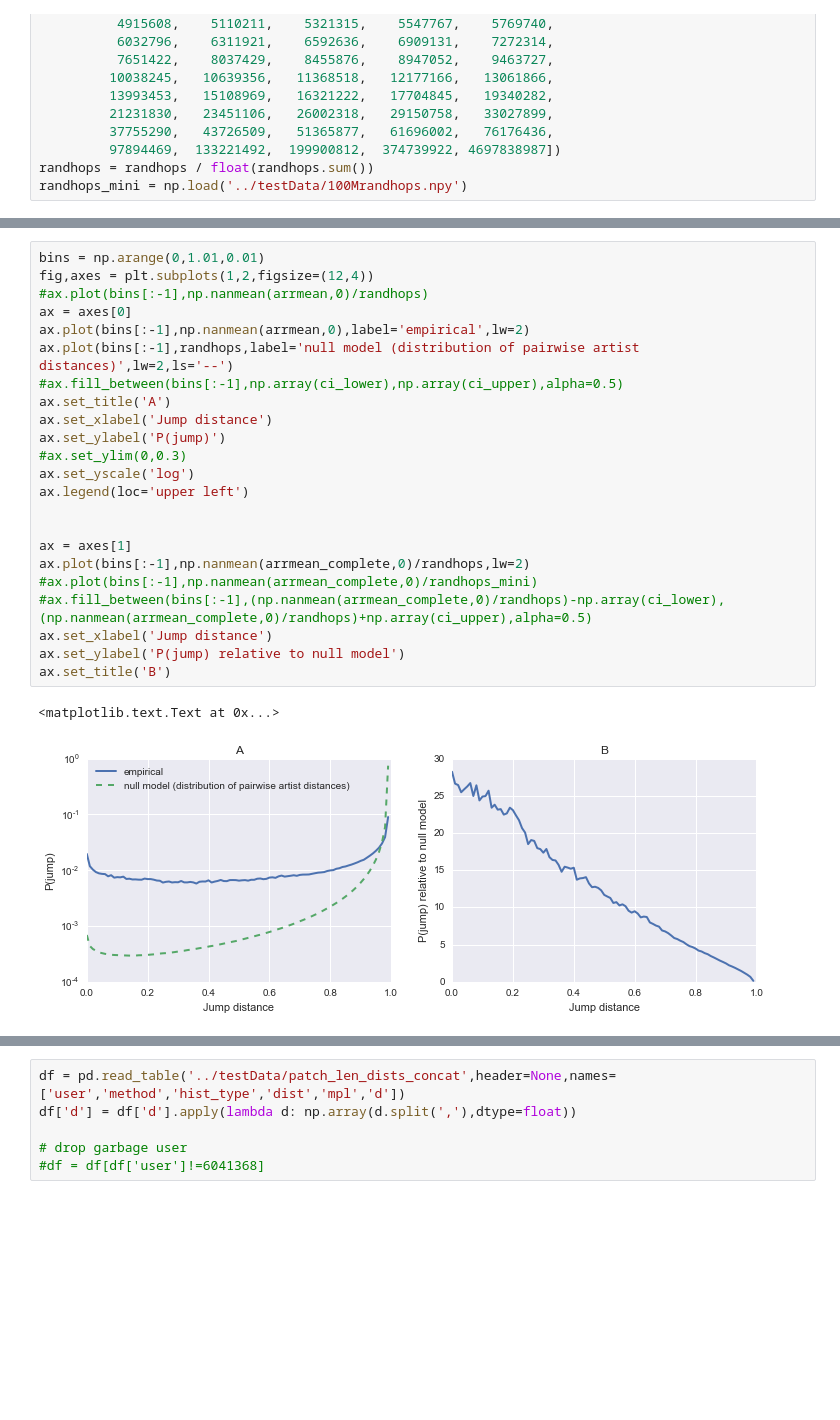
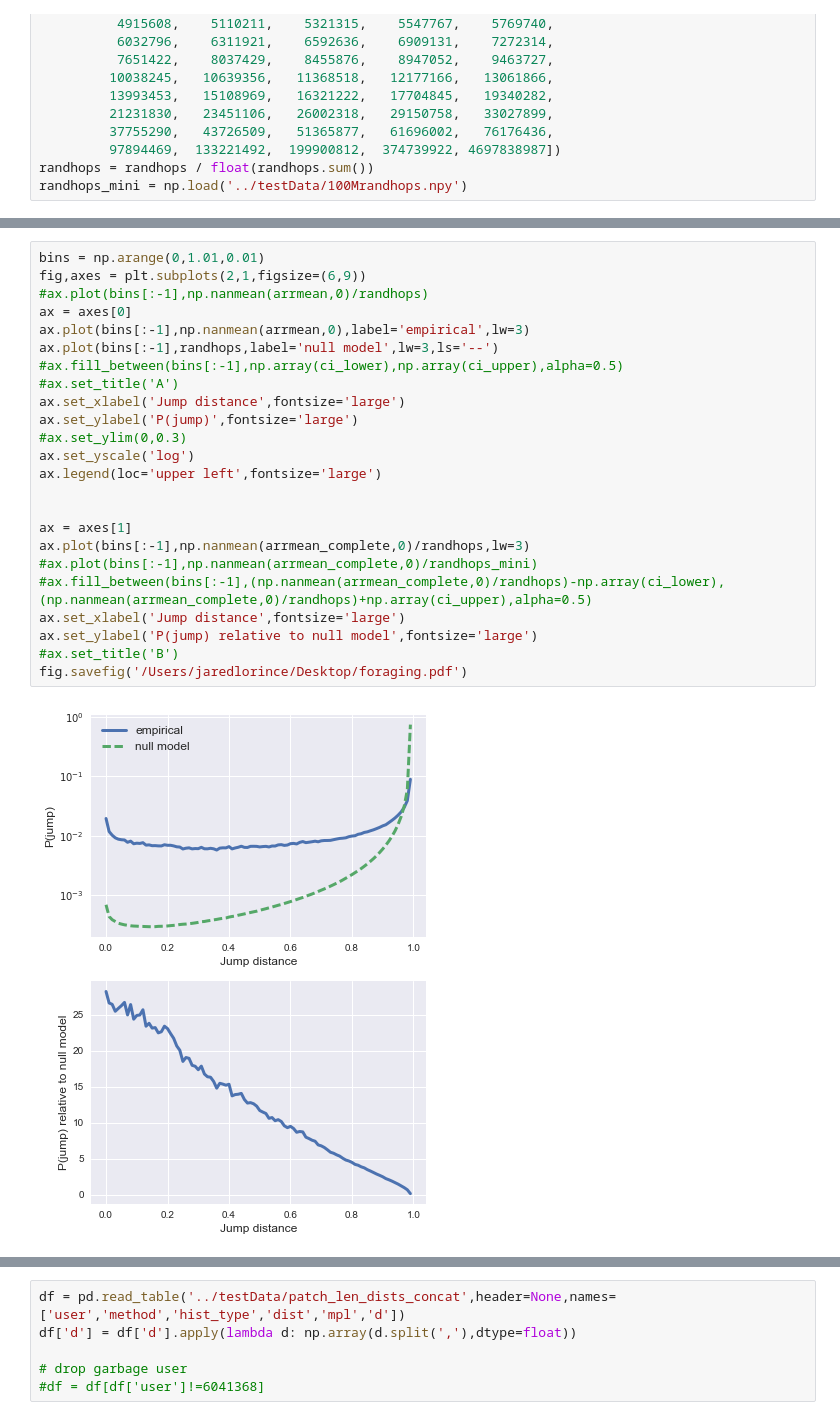
Before and after one commit to jlorince/MusicForaging, a Jupyter notebook: notebooks/result_viz.ipynb, the cells around one changed output, grey strips where cells are left out. Cells and saved outputs as stored; diff of their text form; blank space fills up the shorter version.

```diff
--- a/notebooks/result_viz.ipynb
+++ b/notebooks/result_viz.ipynb
@@ -82,26 +84,26 @@ for i in xrange(arrmean.shape[1]):
 # %%
 bins = np.arange(0,1.01,0.01)
-fig,axes = plt.subplots(1,2,figsize=(12,4))
+fig,axes = plt.subplots(2,1,figsize=(6,9))
 #ax.plot(bins[:-1],np.nanmean(arrmean,0)/randhops)
 ax = axes[0]
-ax.plot(bins[:-1],np.nanmean(arrmean,0),label='empirical',lw=2)
-ax.plot(bins[:-1],randhops,label='null model (distribution of pairwise artist distances)',lw=2,ls='--')
+ax.plot(bins[:-1],np.nanmean(arrmean,0),label='empirical',lw=3)
+ax.plot(bins[:-1],randhops,label='null model',lw=3,ls='--')
 #ax.fill_between(bins[:-1],np.array(ci_lower),np.array(ci_upper),alpha=0.5)
-ax.set_title('A')
-ax.set_xlabel('Jump distance')
-ax.set_ylabel('P(jump)')
+#ax.set_title('A')
+ax.set_xlabel('Jump distance',fontsize='large')
+ax.set_ylabel('P(jump)',fontsize='large')
 #ax.set_ylim(0,0.3)
 ax.set_yscale('log')
-ax.legend(loc='upper left')
+ax.legend(loc='upper left',fontsize='large')
 
 
 ax = axes[1]
-ax.plot(bins[:-1],np.nanmean(arrmean_complete,0)/randhops,lw=2)
+ax.plot(bins[:-1],np.nanmean(arrmean_complete,0)/randhops,lw=3)
 #ax.plot(bins[:-1],np.nanmean(arrmean_complete,0)/randhops_mini)
 #ax.fill_between(bins[:-1],(np.nanmean(arrmean_complete,0)/randhops)-np.array(ci_lower),(np.nanmean(arrmean_complete,0)/randhops)+np.array(ci_upper),alpha=0.5)
-ax.set_xlabel('Jump distance')
-ax.set_ylabel('P(jump) relative to null model')
-ax.set_title('B')
+ax.set_xlabel('Jump distance',fontsize='large')
+ax.set_ylabel('P(jump) relative to null model',fontsize='large')
+#ax.set_title('B')
+fig.savefig('/Users/jaredlorince/Desktop/foraging.pdf')
 # %% [output]
-<matplotlib.text.Text at 0x...>
-[figure, old version]
+[figure, new version]
```
Also changed, not shown: parts of 5 cells of this notebook, 5 other files.
